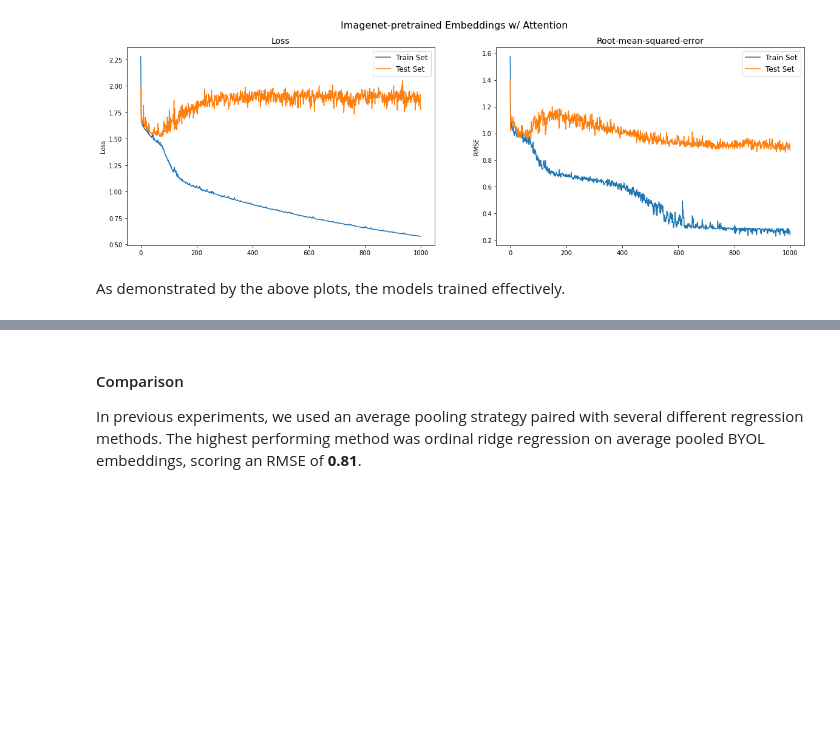
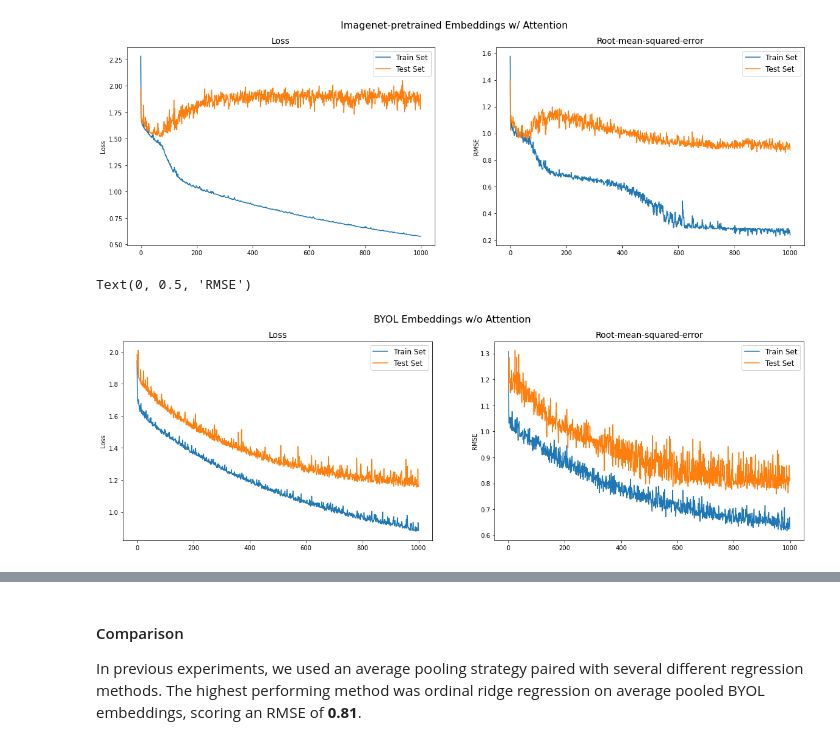
Before and after one commit to john-mlr/deep-learning-project-2021, a Jupyter notebook: attention_eval.ipynb, the cells around one changed output, grey strips where cells are left out. Cells and saved outputs as stored; diff of their text form; code cells hidden in the pictures; blank space fills up the shorter version.

```diff
--- a/attention_eval.ipynb
+++ b/attention_eval.ipynb
@@ -131,5 +133,20 @@ ax[1].set_ylabel("RMSE")
 # %% [output]
 Text(0, 0.5, 'RMSE')
 [figure]
-# %% [markdown]
-As demonstrated by the above plots, the models trained effectively.
+# %%
+fig, ax = plt.subplots(1, 2)
+fig.set_size_inches(20, 6)
+fig.suptitle("BYOL Embeddings w/o Attention", fontsize=16)
+ax[0].plot(byol_noattention_data["train_loss"], label="Train Set")
+ax[0].plot(byol_noattention_data["val_loss"], label="Test Set")
+ax[0].legend(fontsize=12)
+ax[0].set_title("Loss", fontsize=14)
+ax[0].set_ylabel("Loss")
+ax[1].plot(byol_noattention_data["train_rmse"], label="Train Set")
+ax[1].plot(byol_noattention_data["val_rmse"], label="Test Set")
+ax[1].legend(fontsize=12)
+ax[1].set_title("Root-mean-squared-error", fontsize=14)
+ax[1].set_ylabel("RMSE")
+# %% [output]
+Text(0, 0.5, 'RMSE')
+[figure, added]
```
Also changed, not shown: parts of 11 cells of this notebook.
